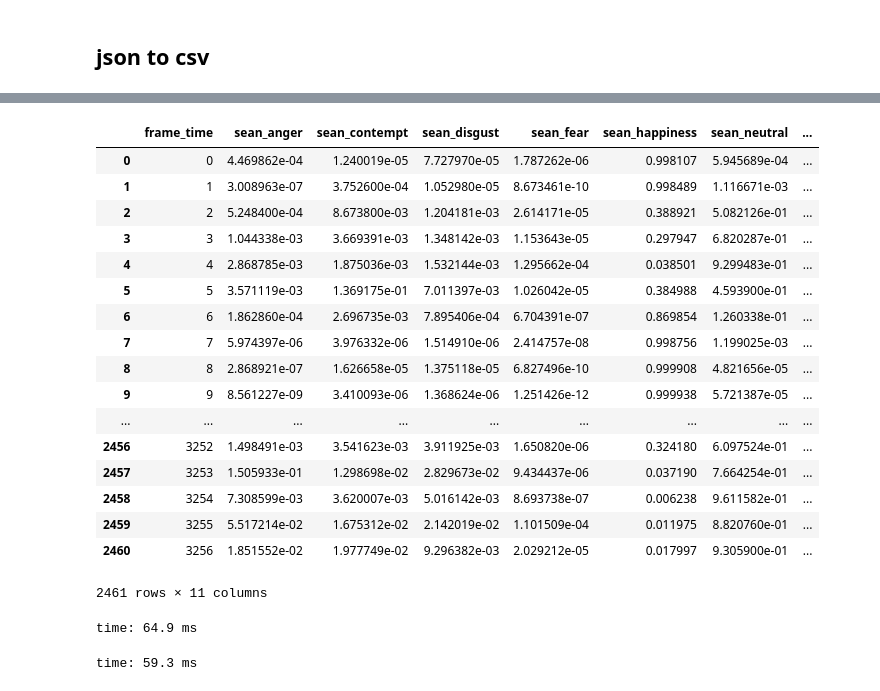
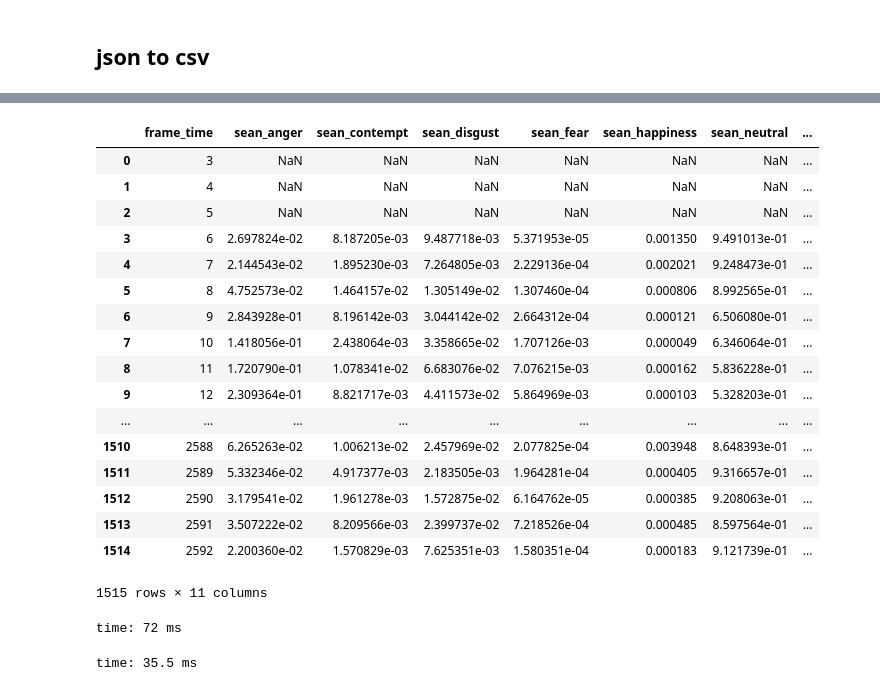
Before and after one commit to Amirosimani/100_days_of_spice, a Jupyter notebook: 100_days_of_spice.ipynb, the cells around one changed output, grey strips where cells are left out. Saved outputs shown, nothing was run; the diff lists cells and outputs as text; code cells hidden in the pictures.

```diff
--- a/100_days_of_spice.ipynb
+++ b/100_days_of_spice.ipynb
@@ -219,7 +222,7 @@ time: 8.06 ms
 #### ATTNTION ----- change '1_23_17/1_23_17___%d.jpg' to match the path and names on your S3 bucket -----#######
 
 url_list = []
-for i in range(0,3257,1):
-    url = "https://s3.amazonaws.com/100daysofspice/3_9_17/3_9_17___%d.jpg" % i
+for i in range(0,2593,1):
+    url = "https://s3.amazonaws.com/100daysofspice/4_24/4_4_%d.jpg" % i
     url_list.append(url)
 # %% [output]
@@ -252,7 +255,7 @@ for single_image in url_list:
 
     count += 1
 
-    time.sleep(3)
+#     time.sleep(3)
 # %% [output]
 status_code: 400
 response: {"error":{"code":"InvalidURL","message":"Invalid image URL or error downloading from target server. Remote server error returned: \"Response status code does not indicate success: 404 (Not F ...
@@ -324,5 +329,5 @@ time: 6.43 ms
 # %%
-with open('/Users/Amiros/GitHub/100_days_of_spice/json/3_9_17.json') as data_file:
+with open('/Users/Amiros/GitHub/100_days_of_spice/json/4_24_17.json') as data_file:
     json_data = json.load(data_file)
 
 json_data = {int(k):v for k,v in json_data.items()} #converting keys to integer
@@ -333,7 +338,7 @@ time: 29.6 ms
 csv_data = []
 
 for key in frame_keys:
-    url = 'https://s3.amazonaws.com/100daysofspice/3_9_17/3_9_17___%d.jpg' % key
+    url = 'https://s3.amazonaws.com/100daysofspice/4_24/4_4_%d.jpg' % key
     frame = json_data[key]
 
     row = {
@@ -379,29 +384,29 @@ time: 791 ms
 # %%
 ####### change the date here
-df['data'] = '3_9_17'
+df['data'] = '4_24_17'
 df
 # %% [output]
 |  | frame_time | sean_anger | sean_contempt | sean_disgust | sean_fear | sean_happiness | sean_neutral | ... |
-| 0 | 0 | 4.469862e-04 | 1.240019e-05 | 7.727970e-05 | 1.787262e-06 | 0.998107 | 5.945689e-04 | ... |
-| 1 | 1 | 3.008963e-07 | 3.752600e-04 | 1.052980e-05 | 8.673461e-10 | 0.998489 | 1.116671e-03 | ... |
-| 2 | 2 | 5.248400e-04 | 8.673800e-03 | 1.204181e-03 | 2.614171e-05 | 0.388921 | 5.082126e-01 | ... |
-| 3 | 3 | 1.044338e-03 | 3.669391e-03 | 1.348142e-03 | 1.153643e-05 | 0.297947 | 6.820287e-01 | ... |
-| 4 | 4 | 2.868785e-03 | 1.875036e-03 | 1.532144e-03 | 1.295662e-04 | 0.038501 | 9.299483e-01 | ... |
-| 5 | 5 | 3.571119e-03 | 1.369175e-01 | 7.011397e-03 | 1.026042e-05 | 0.384988 | 4.593900e-01 | ... |
-| 6 | 6 | 1.862860e-04 | 2.696735e-03 | 7.895406e-04 | 6.704391e-07 | 0.869854 | 1.260338e-01 | ... |
-| 7 | 7 | 5.974397e-06 | 3.976332e-06 | 1.514910e-06 | 2.414757e-08 | 0.998756 | 1.199025e-03 | ... |
-| 8 | 8 | 2.868921e-07 | 1.626658e-05 | 1.375118e-05 | 6.827496e-10 | 0.999908 | 4.821656e-05 | ... |
-| 9 | 9 | 8.561227e-09 | 3.410093e-06 | 1.368624e-06 | 1.251426e-12 | 0.999938 | 5.721387e-05 | ... |
+| 0 | 3 | NaN | NaN | NaN | NaN | NaN | NaN | ... |
+| 1 | 4 | NaN | NaN | NaN | NaN | NaN | NaN | ... |
+| 2 | 5 | NaN | NaN | NaN | NaN | NaN | NaN | ... |
+| 3 | 6 | 2.697824e-02 | 8.187205e-03 | 9.487718e-03 | 5.371953e-05 | 0.001350 | 9.491013e-01 | ... |
+| 4 | 7 | 2.144543e-02 | 1.895230e-03 | 7.264805e-03 | 2.229136e-04 | 0.002021 | 9.248473e-01 | ... |
+| 5 | 8 | 4.752573e-02 | 1.464157e-02 | 1.305149e-02 | 1.307460e-04 | 0.000806 | 8.992565e-01 | ... |
+| 6 | 9 | 2.843928e-01 | 8.196142e-03 | 3.044142e-02 | 2.664312e-04 | 0.000121 | 6.506080e-01 | ... |
+| 7 | 10 | 1.418056e-01 | 2.438064e-03 | 3.358665e-02 | 1.707126e-03 | 0.000049 | 6.346064e-01 | ... |
+| 8 | 11 | 1.720790e-01 | 1.078341e-02 | 6.683076e-02 | 7.076215e-03 | 0.000162 | 5.836228e-01 | ... |
+| 9 | 12 | 2.309364e-01 | 8.821717e-03 | 4.411573e-02 | 5.864969e-03 | 0.000103 | 5.328203e-01 | ... |
 | ... | ... | ... | ... | ... | ... | ... | ... | ... |
-| 2456 | 3252 | 1.498491e-03 | 3.541623e-03 | 3.911925e-03 | 1.650820e-06 | 0.324180 | 6.097524e-01 | ... |
-| 2457 | 3253 | 1.505933e-01 | 1.298698e-02 | 2.829673e-02 | 9.434437e-06 | 0.037190 | 7.664254e-01 | ... |
-| 2458 | 3254 | 7.308599e-03 | 3.620007e-03 | 5.016142e-03 | 8.693738e-07 | 0.006238 | 9.611582e-01 | ... |
-| 2459 | 3255 | 5.517214e-02 | 1.675312e-02 | 2.142019e-02 | 1.101509e-04 | 0.011975 | 8.820760e-01 | ... |
-| 2460 | 3256 | 1.851552e-02 | 1.977749e-02 | 9.296382e-03 | 2.029212e-05 | 0.017997 | 9.305900e-01 | ... |
+| 1510 | 2588 | 6.265263e-02 | 1.006213e-02 | 2.457969e-02 | 2.077825e-04 | 0.003948 | 8.648393e-01 | ... |
+| 1511 | 2589 | 5.332346e-02 | 4.917377e-03 | 2.183505e-03 | 1.964281e-04 | 0.000405 | 9.316657e-01 | ... |
+| 1512 | 2590 | 3.179541e-02 | 1.961278e-03 | 1.572875e-02 | 6.164762e-05 | 0.000385 | 9.208063e-01 | ... |
+| 1513 | 2591 | 3.507222e-02 | 8.209566e-03 | 2.399737e-02 | 7.218526e-04 | 0.000485 | 8.597564e-01 | ... |
+| 1514 | 2592 | 2.200360e-02 | 1.570829e-03 | 7.625351e-03 | 1.580351e-04 | 0.000183 | 9.121739e-01 | ... |
-2461 rows × 11 columns
+1515 rows × 11 columns
-time: 64.9 ms
+time: 72 ms
 # %%
 #### change the name here
-df.to_csv('csv/3_9_17-EMOTIONS.csv', sep=',', index=False)
+df.to_csv('csv/4_24_17-EMOTIONS.csv', sep=',', index=False)
 # %% [output]
-time: 59.3 ms
+time: 35.5 ms
```
Also changed, not shown: parts of 13 cells of this notebook, 2 other files.
